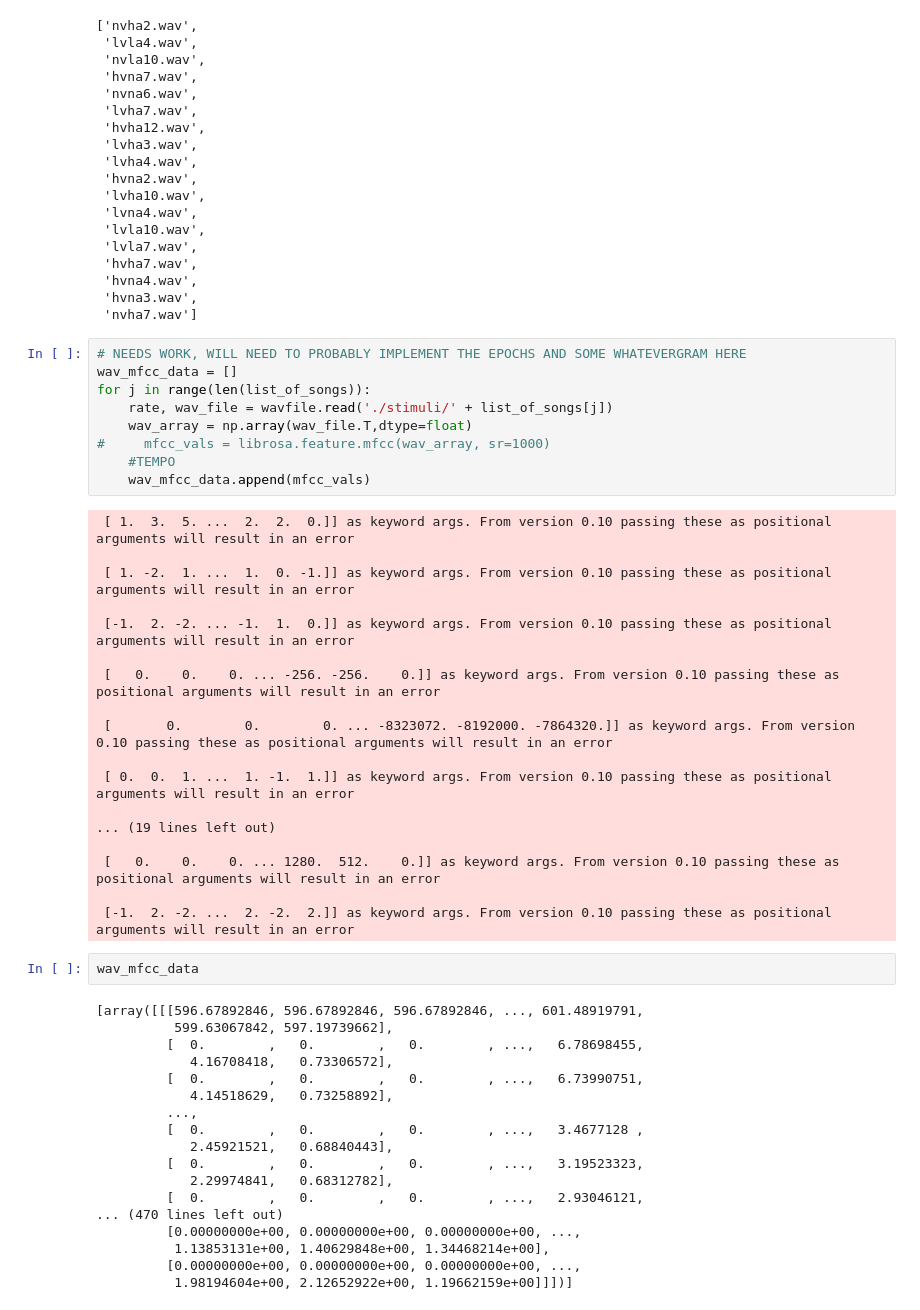
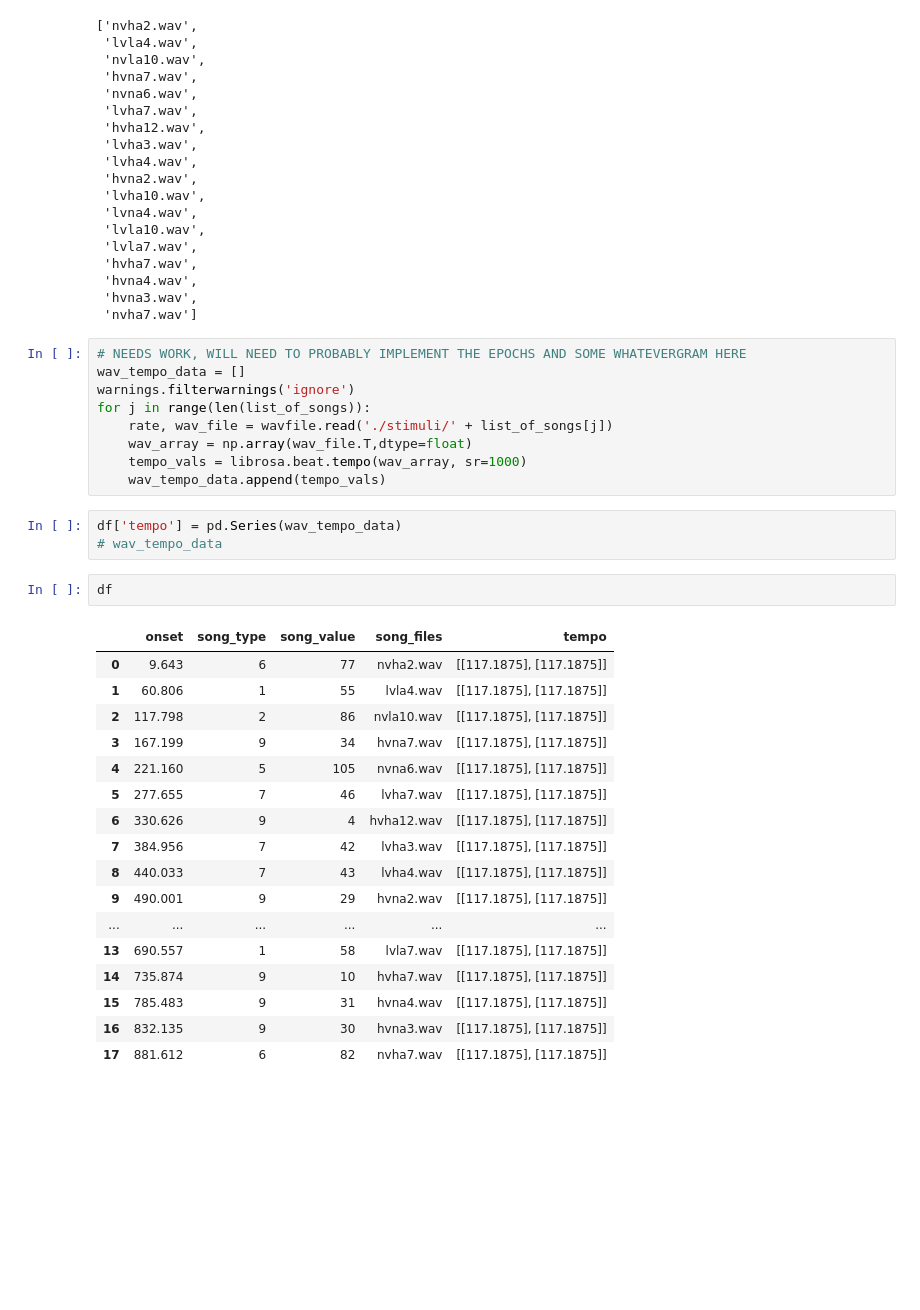
Before and after one commit to rakeshsenthil/COGS138_Music, a Jupyter notebook: eda.ipynb, the cells around one changed output. Drawn from its saved outputs; the diff is of its cells as text; blank space fills up the shorter version.

```diff
--- a/eda.ipynb
+++ b/eda.ipynb
@@ -287,48 +288,33 @@ list_of_songs
  'nvha7.wav']
 # %%
 # NEEDS WORK, WILL NEED TO PROBABLY IMPLEMENT THE EPOCHS AND SOME WHATEVERGRAM HERE
-wav_mfcc_data = []
+wav_tempo_data = []
+warnings.filterwarnings('ignore')
 for j in range(len(list_of_songs)):
     rate, wav_file = wavfile.read('./stimuli/' + list_of_songs[j])
     wav_array = np.array(wav_file.T,dtype=float)
-#     mfcc_vals = librosa.feature.mfcc(wav_array, sr=1000)
-    #TEMPO
-    wav_mfcc_data.append(mfcc_vals)
+    tempo_vals = librosa.beat.tempo(wav_array, sr=1000)
+    wav_tempo_data.append(tempo_vals)
-# %% [output]
- [ 1.  3.  5. ...  2.  2.  0.]] as keyword args. From version 0.10 passing these as positional arguments will result in an error
-
- [ 1. -2.  1. ...  1.  0. -1.]] as keyword args. From version 0.10 passing these as positional arguments will result in an error
-
- [-1.  2. -2. ... -1.  1.  0.]] as keyword args. From version 0.10 passing these as positional arguments will result in an error
-
- [   0.    0.    0. ... -256. -256.    0.]] as keyword args. From version 0.10 passing these as positional arguments will result in an error
-
- [       0.        0.        0. ... -8323072. -8192000. -7864320.]] as keyword args. From version 0.10 passing these as positional arguments will result in an error
-
- [ 0.  0.  1. ...  1. -1.  1.]] as keyword args. From version 0.10 passing these as positional arguments will result in an error
-
-... (19 lines left out)
-
- [   0.    0.    0. ... 1280.  512.    0.]] as keyword args. From version 0.10 passing these as positional arguments will result in an error
-
- [-1.  2. -2. ...  2. -2.  2.]] as keyword args. From version 0.10 passing these as positional arguments will result in an error
-# %%
-wav_mfcc_data
-# %% [output]
-[array([[[596.67892846, 596.67892846, 596.67892846, ..., 601.48919791,
-          599.63067842, 597.19739662],
-         [  0.        ,   0.        ,   0.        , ...,   6.78698455,
-            4.16708418,   0.73306572],
-         [  0.        ,   0.        ,   0.        , ...,   6.73990751,
-            4.14518629,   0.73258892],
-         ...,
-         [  0.        ,   0.        ,   0.        , ...,   3.4677128 ,
-            2.45921521,   0.68840443],
-         [  0.        ,   0.        ,   0.        , ...,   3.19523323,
-            2.29974841,   0.68312782],
-         [  0.        ,   0.        ,   0.        , ...,   2.93046121,
-... (470 lines left out)
-         [0.00000000e+00, 0.00000000e+00, 0.00000000e+00, ...,
-          1.13853131e+00, 1.40629848e+00, 1.34468214e+00],
-         [0.00000000e+00, 0.00000000e+00, 0.00000000e+00, ...,
-          1.98194604e+00, 2.12652922e+00, 1.19662159e+00]]])]
+# %%
+df['tempo'] = pd.Series(wav_tempo_data)
+# wav_tempo_data
+# %%
+df
+# %% [output]
+|  | onset | song_type | song_value | song_files | tempo |
+| 0 | 9.643 | 6 | 77 | nvha2.wav | [[117.1875], [117.1875]] |
+| 1 | 60.806 | 1 | 55 | lvla4.wav | [[117.1875], [117.1875]] |
+| 2 | 117.798 | 2 | 86 | nvla10.wav | [[117.1875], [117.1875]] |
+| 3 | 167.199 | 9 | 34 | hvna7.wav | [[117.1875], [117.1875]] |
+| 4 | 221.160 | 5 | 105 | nvna6.wav | [[117.1875], [117.1875]] |
+| 5 | 277.655 | 7 | 46 | lvha7.wav | [[117.1875], [117.1875]] |
+| 6 | 330.626 | 9 | 4 | hvha12.wav | [[117.1875], [117.1875]] |
+| 7 | 384.956 | 7 | 42 | lvha3.wav | [[117.1875], [117.1875]] |
+| 8 | 440.033 | 7 | 43 | lvha4.wav | [[117.1875], [117.1875]] |
+| 9 | 490.001 | 9 | 29 | hvna2.wav | [[117.1875], [117.1875]] |
+| ... | ... | ... | ... | ... | ... |
+| 13 | 690.557 | 1 | 58 | lvla7.wav | [[117.1875], [117.1875]] |
+| 14 | 735.874 | 9 | 10 | hvha7.wav | [[117.1875], [117.1875]] |
+| 15 | 785.483 | 9 | 31 | hvna4.wav | [[117.1875], [117.1875]] |
+| 16 | 832.135 | 9 | 30 | hvna3.wav | [[117.1875], [117.1875]] |
+| 17 | 881.612 | 6 | 82 | nvha7.wav | [[117.1875], [117.1875]] |
```
Also changed, not shown: parts of 1 cell of this notebook.
